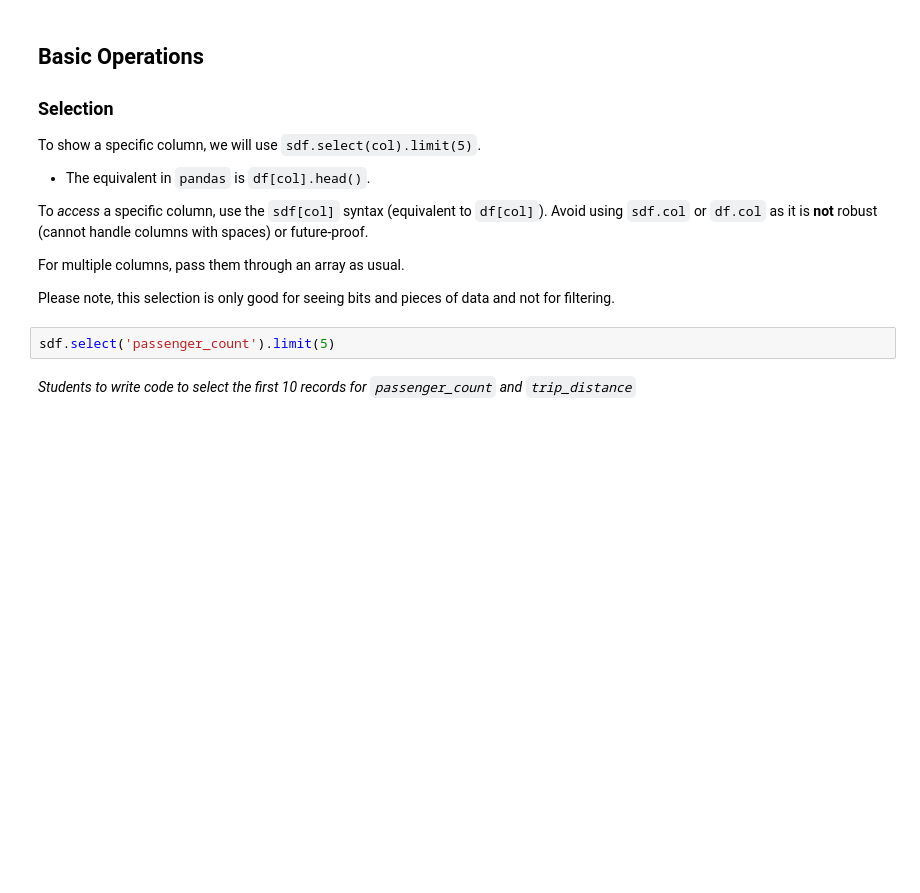
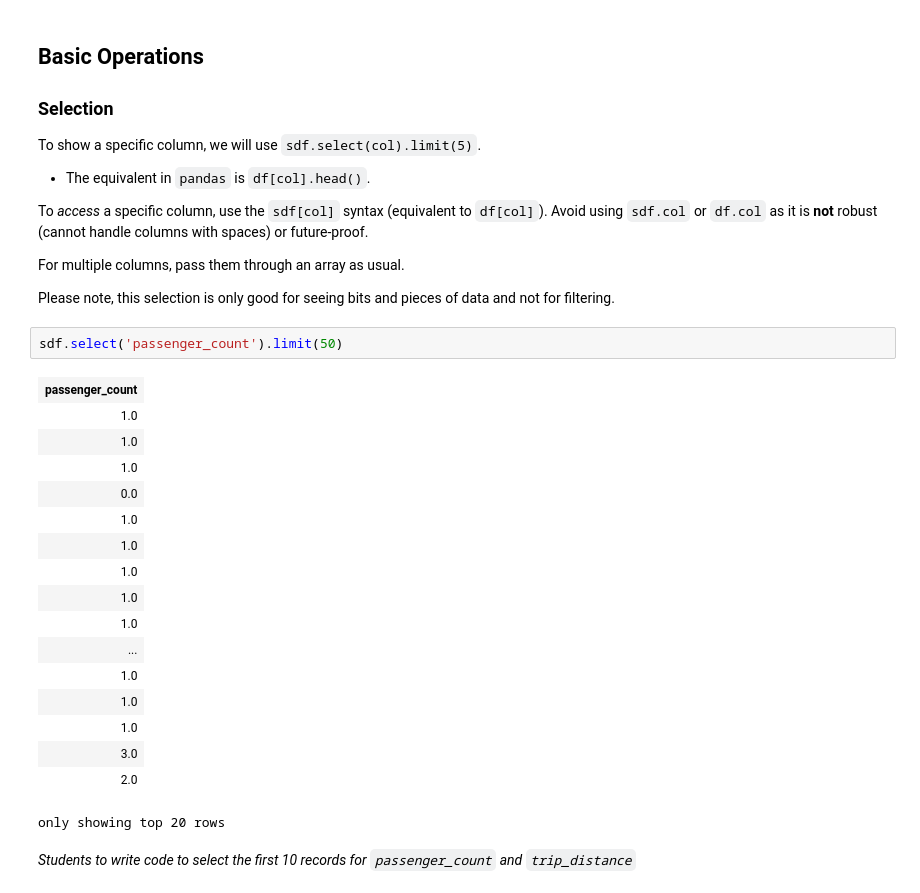
Before and after one commit to sidneyhoei/MAST30034_Python, a Jupyter notebook: tutorials/tute_1/Tute1_Python.ipynb, the cells around one changed output. Saved outputs shown, nothing was run; the diff lists cells and outputs as text; blank space fills up the shorter version.

```diff
--- a/tutorials/tute_1/Tute1_Python.ipynb
+++ b/tutorials/tute_1/Tute1_Python.ipynb
@@ -201,7 +257,25 @@ For multiple columns, pass them through an array as usual.
 
 Please note, this selection is only good for seeing bits and pieces of data and not for filtering.
 # %%
-sdf.select('passenger_count').limit(5)
+sdf.select('passenger_count').limit(50)
+# %% [output]
+| passenger_count |
+| 1.0 |
+| 1.0 |
+| 1.0 |
+| 0.0 |
+| 1.0 |
+| 1.0 |
+| 1.0 |
+| 1.0 |
+| 1.0 |
+| ... |
+| 1.0 |
+| 1.0 |
+| 1.0 |
+| 3.0 |
+| 2.0 |
+only showing top 20 rows
 # %% [markdown]
 _Students to write code to select the first 10 records for `passenger_count` and `trip_distance`_
 # %%
```
Also changed, not shown: parts of 21 cells of this notebook.
